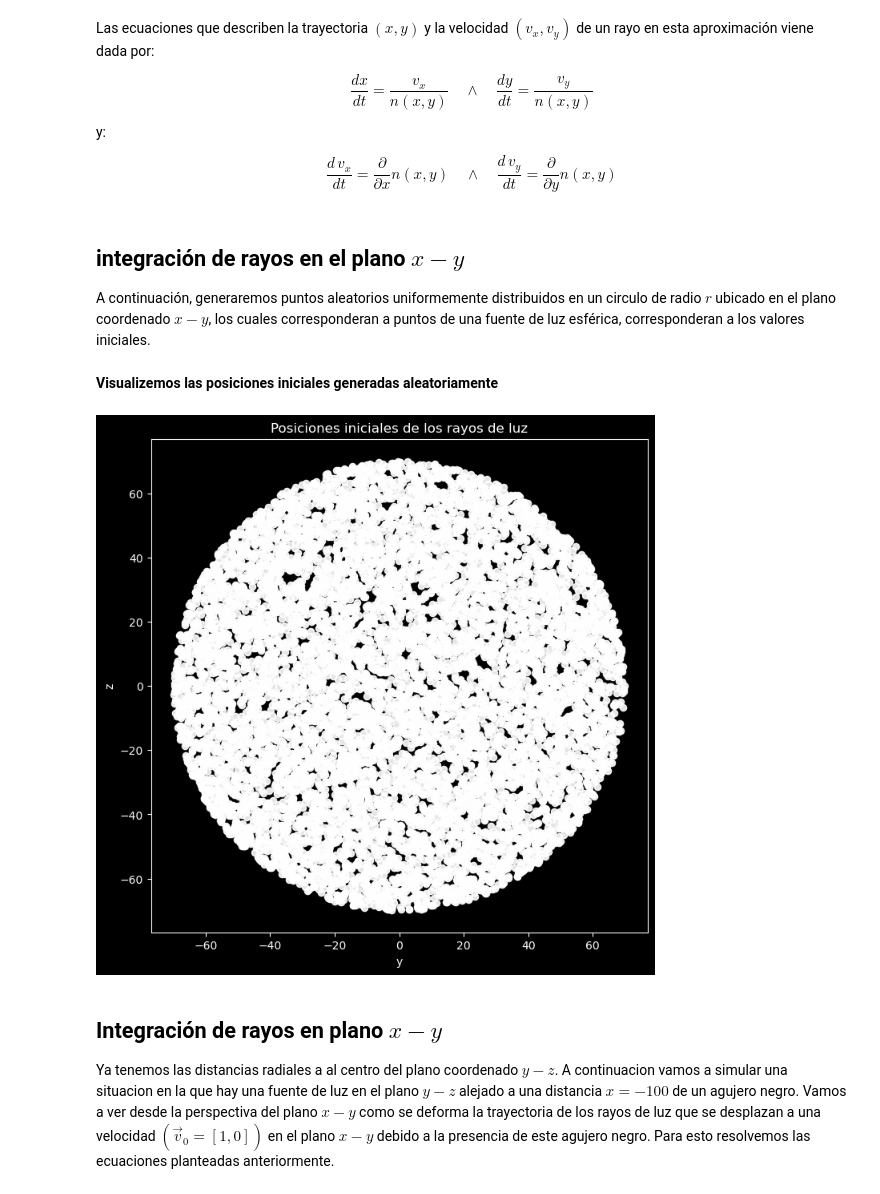
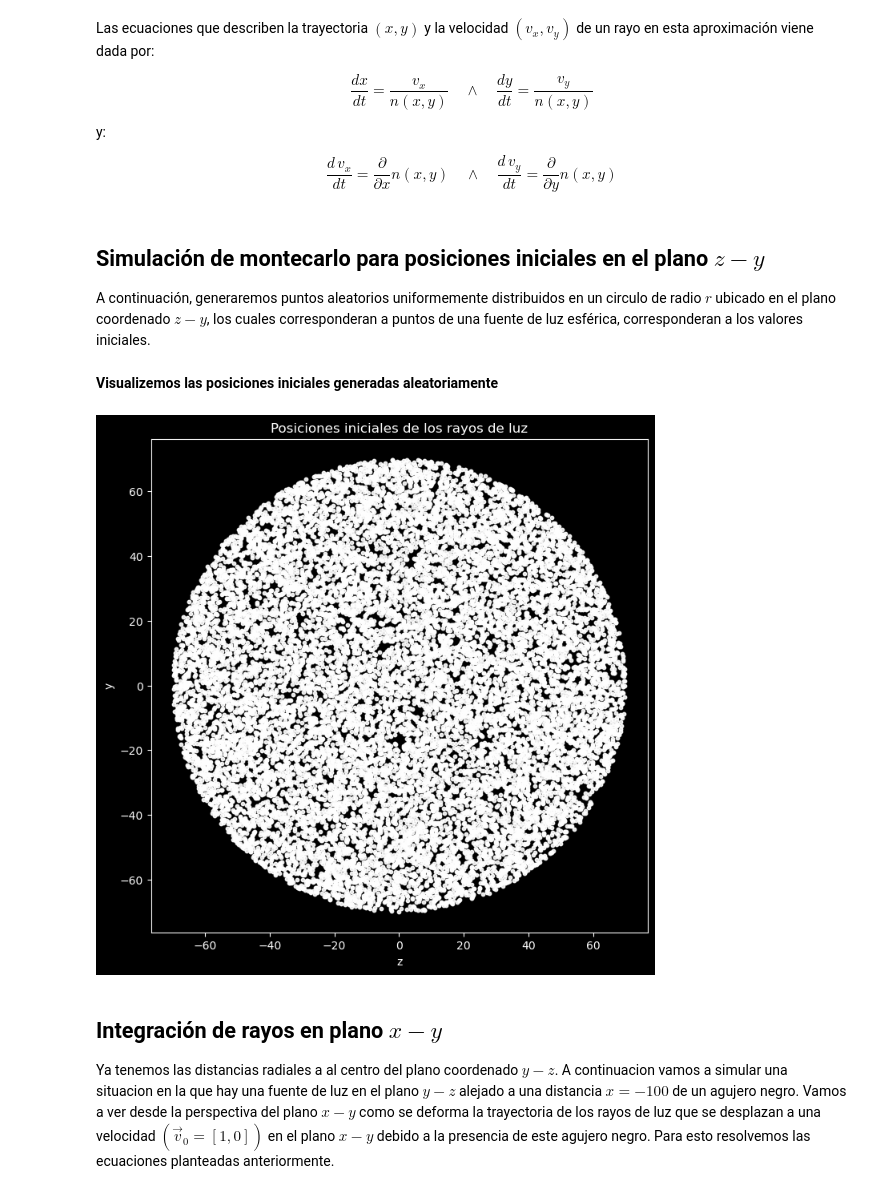
Before and after one commit to davidprez83/Ray_tracing_simulation, a Jupyter notebook: Proyecto_1.ipynb, the cells around one changed output. Saved outputs shown, nothing was run; the diff lists cells and outputs as text; code cells hidden in the pictures.

```diff
--- a/Proyecto_1.ipynb
+++ b/Proyecto_1.ipynb
@@ -33,3 +36,17 @@ corrf = lambda x, y, rmax: np.abs(1 - 9/8 * (rmax/ r(x, y))**2)
+# %%
+# Para los rayos
+
+N = 17000 # numero de posiciones iniciales a generar
+R = 70 # radio sugerido
+A = 10 # radio del agujero negro
+
+
+# Para el disco de acrecion
+Nd = 11000   # Numero de particulas en el disco
+Rin = 15    # Radio interno del disco
+Rext = 50   # Radio externo del disco
+
+i_rot = 20 # Angulo de inclinacion del disco con respecto al eje x
 # %% [markdown]
 Las ecuaciones que describen la trayectoria $(x, y)$ y la velocidad $(v_x, v_y)$ de un rayo en esta aproximación viene dada por:
 
@@ -74,12 +91,12 @@ def flow_deriv(t, state):
 
     return deriv
 # %% [markdown]
-## **integración de rayos en el plano $x-y$**
+## **Simulación de montecarlo para posiciones iniciales en el plano $z-y$**
 
-A continuación, generaremos puntos aleatorios uniformemente distribuidos en un circulo de radio $r$ ubicado en el plano coordenado $x-y$, los cuales corresponderan a puntos de una fuente de luz esférica, corresponderan a los valores iniciales.
+A continuación, generaremos puntos aleatorios uniformemente distribuidos en un circulo de radio $r$ ubicado en el plano coordenado $z-y$, los cuales corresponderan a puntos de una fuente de luz esférica, corresponderan a los valores iniciales.
 # %%
-N = 10000 # numero de posiciones iniciales a generar
-R = 70 # radio sugerido
+N = N # numero de posiciones iniciales a generar
+R = R # radio sugerido
 
 # Generamos posiciones iniciales aleatorias dentro de un círculo de radio R
 theta = np.random.uniform(0, 2*np.pi, N)
@@ -97,22 +114,22 @@ rs = np.sqrt(x**2 + y**2 + z**2)
 # %%
 # visualizacion de los puntos en el plano
 
 plt.figure(figsize=(8, 8), facecolor='black')
 ax = plt.gca()
 ax.set_facecolor('black')
 
-plt.scatter(y, z, s=35, c='white', alpha=0.9)
+plt.scatter(z, y, s=10, c='white', alpha=0.9)
 plt.title('Posiciones iniciales de los rayos de luz', color='white')
-plt.xlabel('y', color='white')
-plt.ylabel('z', color='white')
+plt.xlabel('z', color='white')
+plt.ylabel('y', color='white')
 plt.tick_params(colors='white')
 for spine in ax.spines.values():
     spine.set_color('white')
 plt.axis('equal')
 #plt.savefig('imagenes_bacanas/posiciones_iniciales_aleatorias.png', dpi=300, bbox_inches='tight')
 plt.show()
 # %% [output]
-[figure, old version]
+[figure, new version]
 # %% [markdown]
 ## **Integración de rayos en plano $x-y$**
 
```
Also changed, not shown: parts of 28 cells of this notebook, 14 other files.
